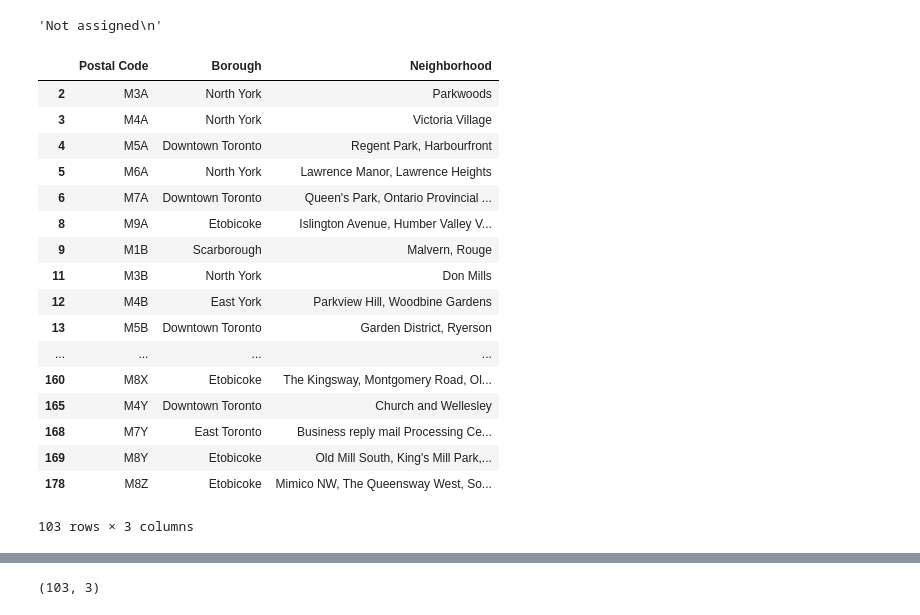
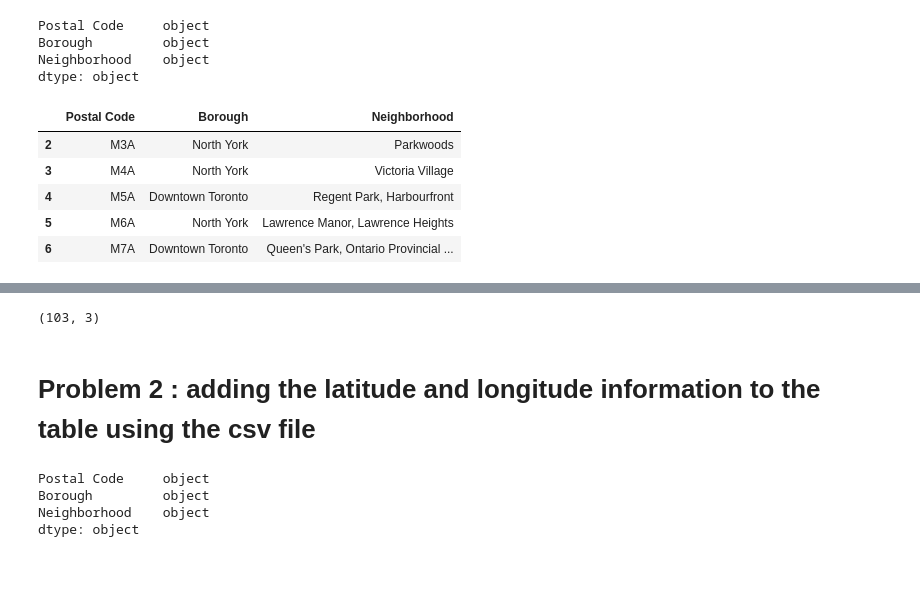
Before and after one commit to 5vasavi/Coursera_Capstone, a Jupyter notebook: week 3 - Segmentation Clustering Toronto.ipynb, the cells around one changed output, grey strips where cells are left out. Drawn from its saved outputs; the diff is of its cells as text; code cells hidden in the pictures; blank space fills up the shorter version.

```diff
--- a/week 3 - Segmentation Clustering Toronto.ipynb
+++ b/week 3 - Segmentation Clustering Toronto.ipynb
@@ -100,31 +86,23 @@ df
 # %%
 # checking string value for cells that are Not assigned
 df.at[179, 'Neighborhood']
+df.dtypes
 # %% [output]
-'Not assigned\n'
+Postal Code     object
+Borough         object
+Neighborhood    object
+dtype: object
 # %%
 # dropping rows that have the Borough Column value as "Not assigned\n"
 df=df[df.Borough != 'Not assigned\n']
-df
+df.head()
 # %% [output]
 |  | Postal Code | Borough | Neighborhood |
 | 2 | M3A | North York | Parkwoods |
 | 3 | M4A | North York | Victoria Village |
 | 4 | M5A | Downtown Toronto | Regent Park, Harbourfront |
 | 5 | M6A | North York | Lawrence Manor, Lawrence Heights |
 | 6 | M7A | Downtown Toronto | Queen's Park, Ontario Provincial ... |
-| 8 | M9A | Etobicoke | Islington Avenue, Humber Valley V... |
-| 9 | M1B | Scarborough | Malvern, Rouge |
-| 11 | M3B | North York | Don Mills |
-| 12 | M4B | East York | Parkview Hill, Woodbine Gardens |
-| 13 | M5B | Downtown Toronto | Garden District, Ryerson |
-| ... | ... | ... | ... |
-| 160 | M8X | Etobicoke | The Kingsway, Montgomery Road, Ol... |
-| 165 | M4Y | Downtown Toronto | Church and Wellesley |
-| 168 | M7Y | East Toronto | Business reply mail Processing Ce... |
-| 169 | M8Y | Etobicoke | Old Mill South, King's Mill Park,... |
-| 178 | M8Z | Etobicoke | Mimico NW, The Queensway West, So... |
-103 rows × 3 columns
 # %%
 # on the Wikipedia page as of 07/30/20 the neighboorhood names are already concatenated for the same Borough name
 
@@ -154,3 +132,12 @@ Name: Neighborhood, Length: 103, dtype: bool
 df.shape
 # %% [output]
 (103, 3)
+# %% [markdown]
+# Problem 2 : adding the latitude and longitude information to the table using the csv file
+# %%
+df.dtypes
+# %% [output]
+Postal Code     object
+Borough         object
+Neighborhood    object
+dtype: object
```
Also changed, not shown: parts of 27 cells of this notebook.
